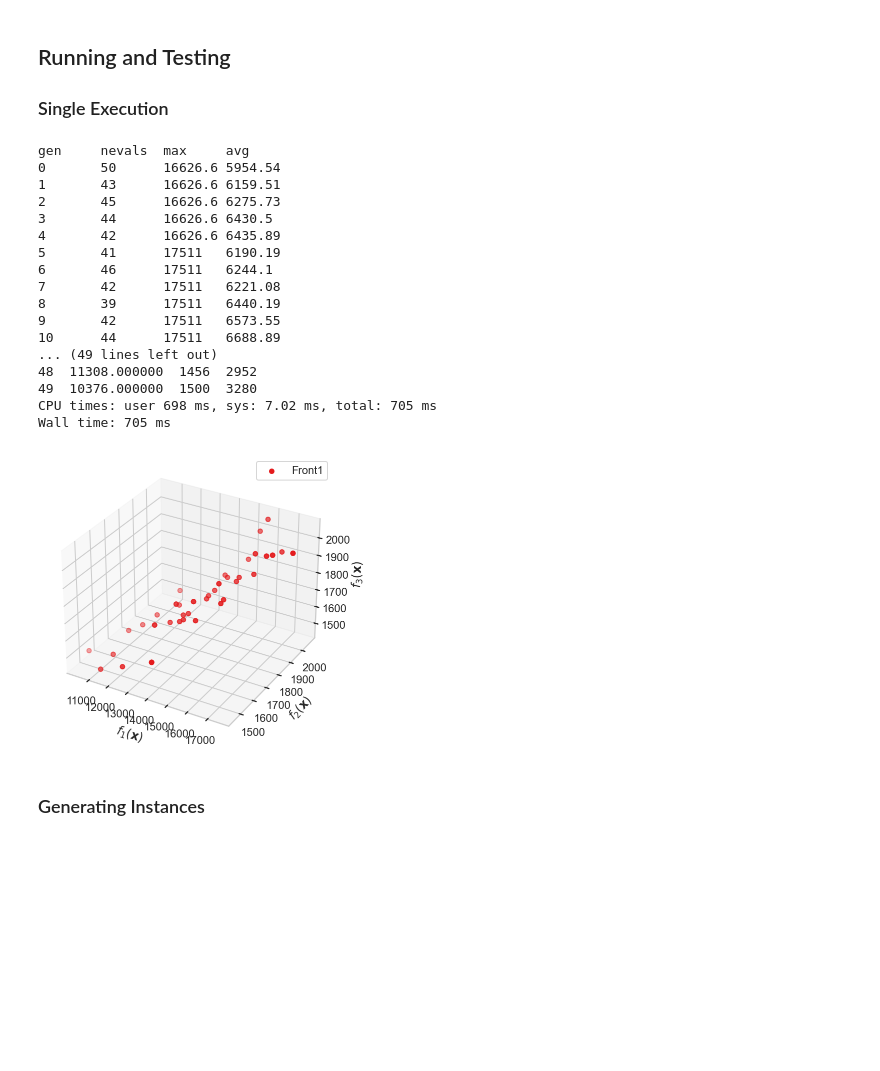
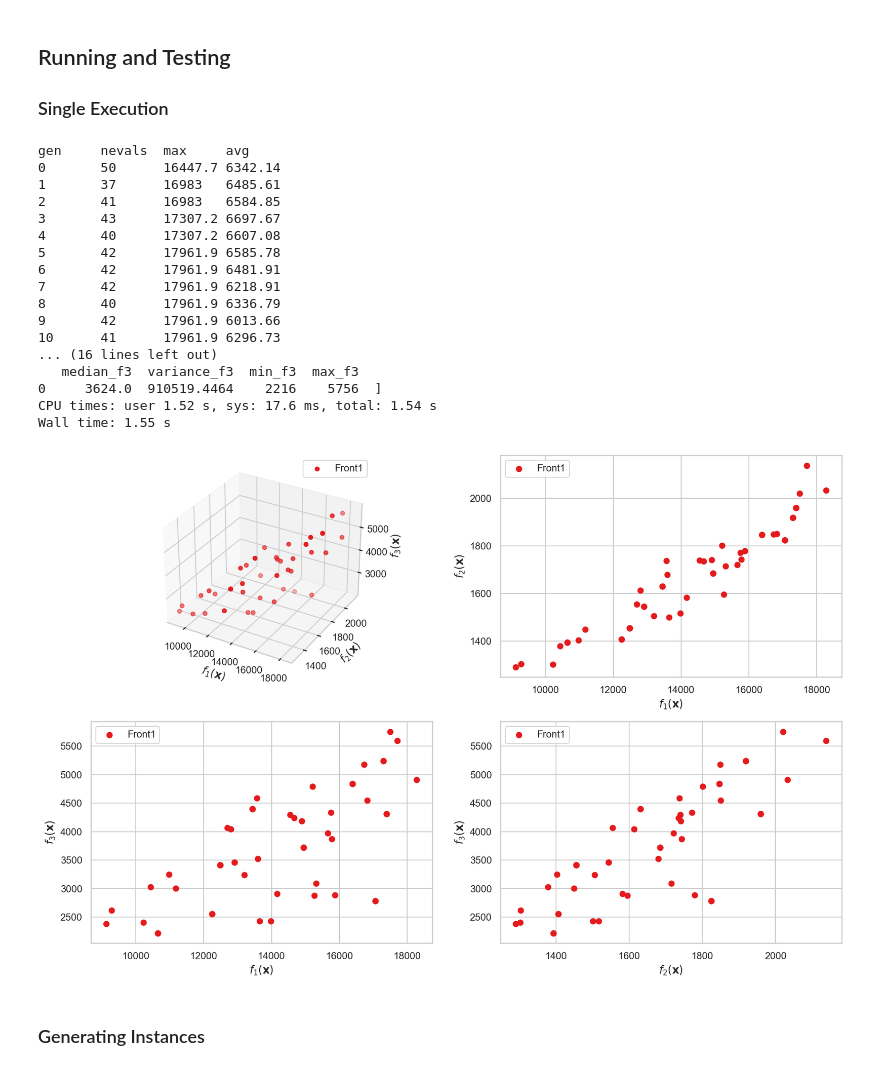
Before and after one commit to upadhyan/NaturalKnapsack, a Jupyter notebook: GA Execution.ipynb, the cells around one changed output. Drawn from its saved outputs; the diff is of its cells as text; code cells hidden in the pictures; blank space fills up the shorter version.

```diff
--- a/GA Execution.ipynb
+++ b/GA Execution.ipynb
@@ -179,27 +206,27 @@ def execute_EA(instance):
 ### Single Execution
 # %%
 #file_name, m, pop_size, num_gen, mut_rate, xover_rate
-instance = instance_create('jeu_100_25_1.txt', 3, 50, 10, .05, .8)
-%time res, logbook, fronts = execute_EA(instance)
+instance = instance_create('jeu_100_25_1.txt', 3, 50, 20, .05, .8)
+%time res, logbook, fronts, stats = execute_EA(instance)
 # %% [output]
 gen     nevals  max     avg
-0       50      16626.6 5954.54
-1       43      16626.6 6159.51
-2       45      16626.6 6275.73
-3       44      16626.6 6430.5
-4       42      16626.6 6435.89
-5       41      17511   6190.19
-6       46      17511   6244.1
-7       42      17511   6221.08
-8       39      17511   6440.19
-9       42      17511   6573.55
-10      44      17511   6688.89
-... (49 lines left out)
-48  11308.000000  1456  2952
-49  10376.000000  1500  3280
-CPU times: user 698 ms, sys: 7.02 ms, total: 705 ms
-Wall time: 705 ms
+0       50      16447.7 6342.14
+1       37      16983   6485.61
+2       41      16983   6584.85
+3       43      17307.2 6697.67
+4       40      17307.2 6607.08
+5       42      17961.9 6585.78
+6       42      17961.9 6481.91
+7       42      17961.9 6218.91
+8       40      17961.9 6336.79
+9       42      17961.9 6013.66
+10      41      17961.9 6296.73
+... (16 lines left out)
+   median_f3  variance_f3  min_f3  max_f3
+0     3624.0  910519.4464    2216    5756  ]
+CPU times: user 1.52 s, sys: 17.6 ms, total: 1.54 s
+Wall time: 1.55 s
-[figure, old version]
+[figure, new version]
 # %% [markdown]
 ### Generating Instances
 # %%
```
Also changed, not shown: parts of 1 cell of this notebook.
